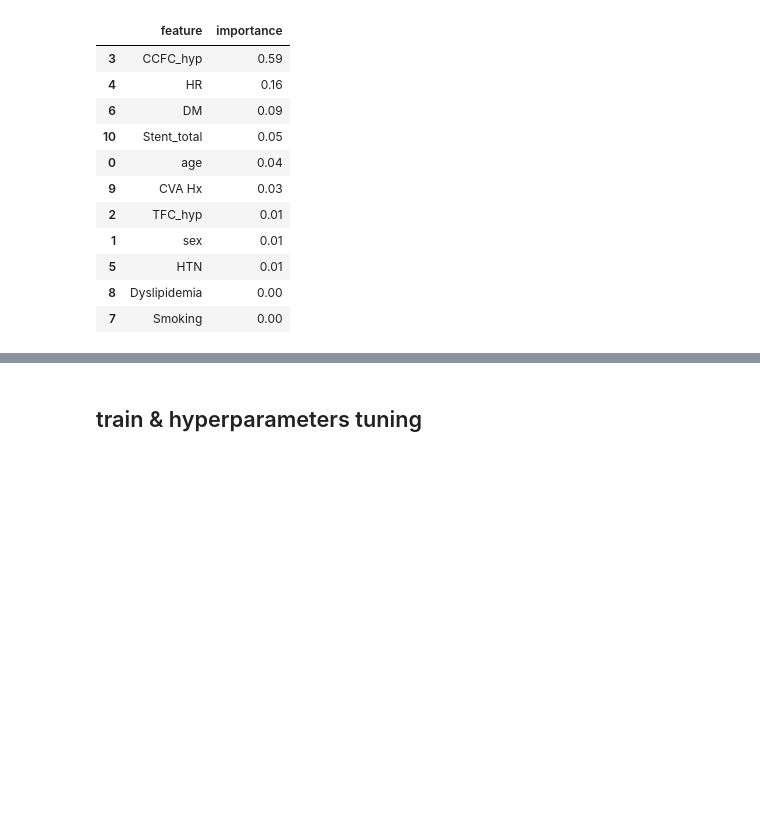
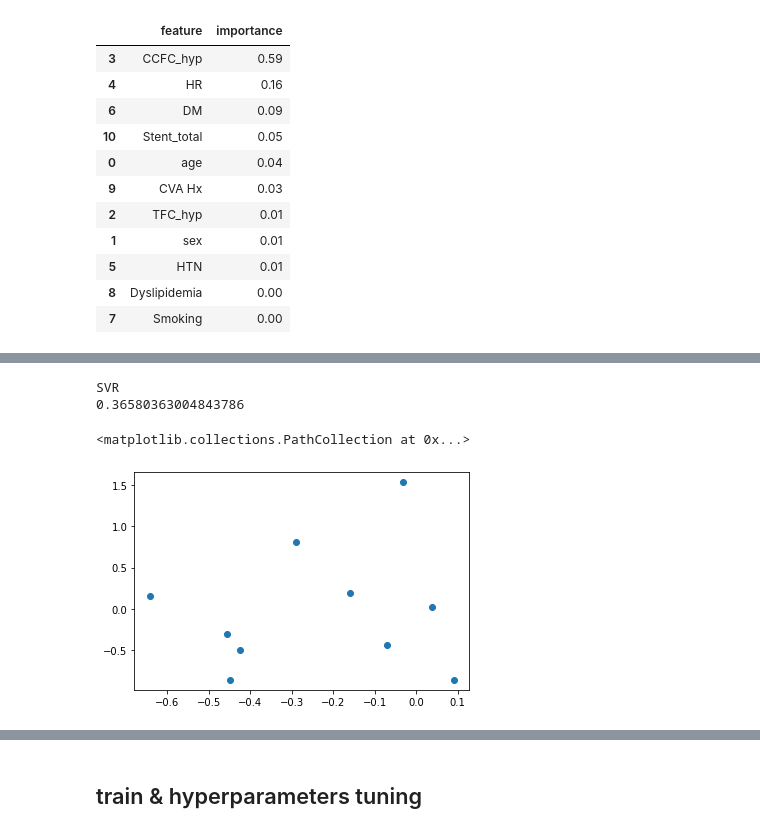
Before and after one commit to eastk1te/P.T, a Jupyter notebook: Side_Project/Capstone/coronary_angiography.ipynb, the cells around one changed output, grey strips where cells are left out. Drawn from its saved outputs; the diff is of its cells as text; code cells hidden in the pictures; blank space fills up the shorter version.

```diff
--- a/Side_Project/Capstone/coronary_angiography.ipynb
+++ b/Side_Project/Capstone/coronary_angiography.ipynb
@@ -326,0 +391,12 @@ pd.DataFrame([dtr.predict(X_test_hyp), y_test_hyp.reshape(-1)]).T.head(10)
+# %%
+from sklearn.svm import SVR
+# 돌릴때마다 값이 많이 튐.
+estimator = SVR()
+print('SVR')
+print(cross_validate(estimator, scaled_X_bas, scaled_y_bas, cv=KFold(5, shuffle=True), scoring=['r2'], return_train_score=False)['test_r2'].mean())
+plt.scatter(estimator.fit(X_train_hyp, y_train_hyp).predict(X_test_bas), y_test_bas)
+# %% [output]
+SVR
+0.36580363004843786
+<matplotlib.collections.PathCollection at 0x...>
+[figure, added]
```
Also changed, not shown: parts of 19 cells of this notebook.
